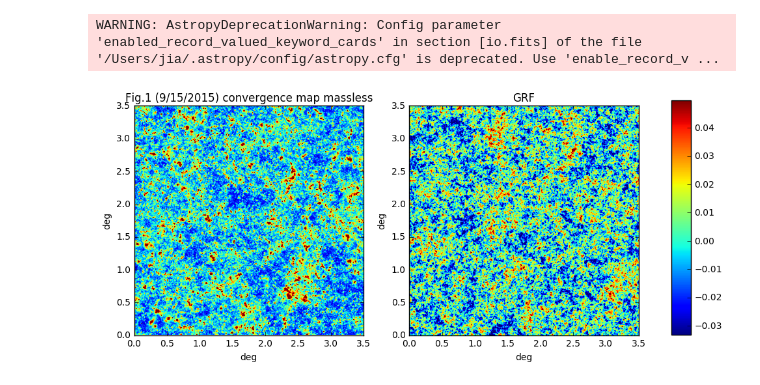
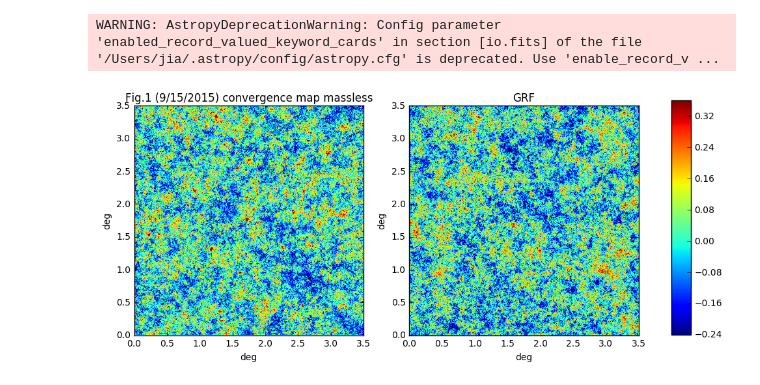
Before and after one commit to liuxx479/neutrino-batch, a Jupyter notebook: plot-PDF.ipynb, the cells around one changed output. Saved outputs shown, nothing was run; the diff lists cells and outputs as text; code cells hidden in the pictures.

```diff
--- a/plot-PDF.ipynb
+++ b/plot-PDF.ipynb
@@ -3,32 +3,32 @@ from scipy import *
 from astropy.io import fits
 import WLanalysis
 # %%
-conv_massive_z1 = fits.open('sample_maps/mnv0.10000_om0.30000_As2.1000/WLconv_z1.00_0001r.fits')[0].data
-conv_massles_z1 = fits.open('sample_maps/mnv0.00000_om0.30000_As2.1000/WLconv_z1.00_0001r.fits')[0].data
+conv_massive = fits.open('sample_maps/mnv0.10000_om0.30000_As2.1000/WLconv_z1100.00_0001r.fits')[0].data
+conv_massles = fits.open('sample_maps/mnv0.00000_om0.30000_As2.1000/WLconv_z1100.00_0001r.fits')[0].data
 # %% [output]
 WARNING: AstropyDeprecationWarning: Config parameter 'enabled_record_valued_keyword_cards' in section [io.fits] of the file '/Users/jia/.astropy/config/astropy.cfg' is deprecated. Use 'enable_record_v ...
 # %%
-GRF = WLanalysis.GRF_Gen_1map(conv_massles_z1)
+GRF = WLanalysis.GRF_Gen_1map(conv_massles)
 # %%
-istd = std(conv_massive_z1)
+istd = std(conv_massive)
 
 f=figure(figsize=(10,6))
 ax1=f.add_subplot(121)
 ax2=f.add_subplot(122)
 
-clb1=ax1.imshow(conv_massles_z1,extent=[0,3.5, 0,3.5],vmin=-2*istd, vmax=3*istd)
+clb1=ax1.imshow(conv_massles,extent=[0,3.5, 0,3.5],vmin=-2*istd, vmax=3*istd)
 ax1.set_xlabel('deg')
 ax1.set_ylabel('deg')
 ax1.set_title('Fig.1 (9/15/2015) convergence map massless')
 
 clb2=ax2.imshow(GRF,extent=[0,3.5, 0,3.5],vmin=-2*istd, vmax=3*istd)
 ax2.set_xlabel('deg')
 ax2.set_ylabel('deg')
 ax2.set_title('GRF')
 
 cbar_ax = f.add_axes([0.95, 0.22, 0.03, 0.6])
 f.colorbar(clb2, cax=cbar_ax)
 show()
 # %% [output]
-[figure, old version]
+[figure, new version]
 # %%
```
Also changed, not shown: parts of 5 cells of this notebook.
